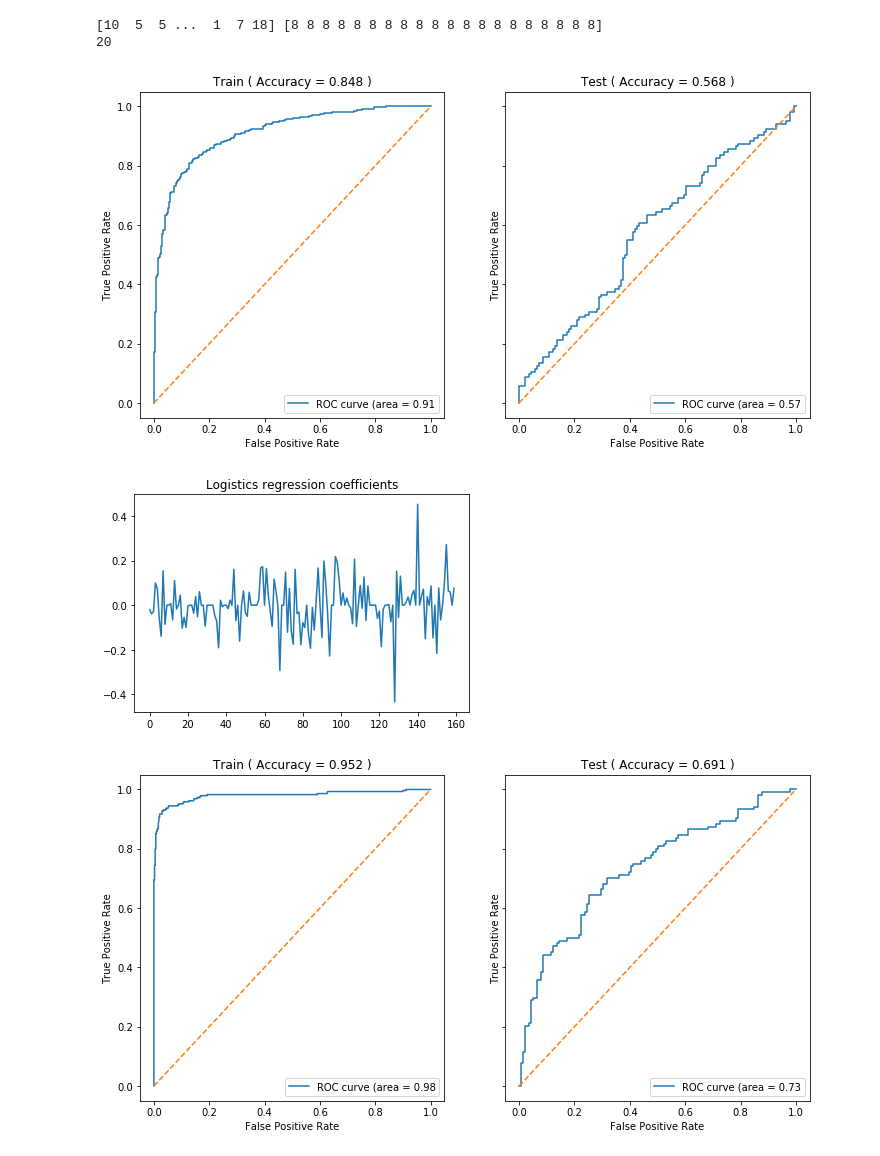
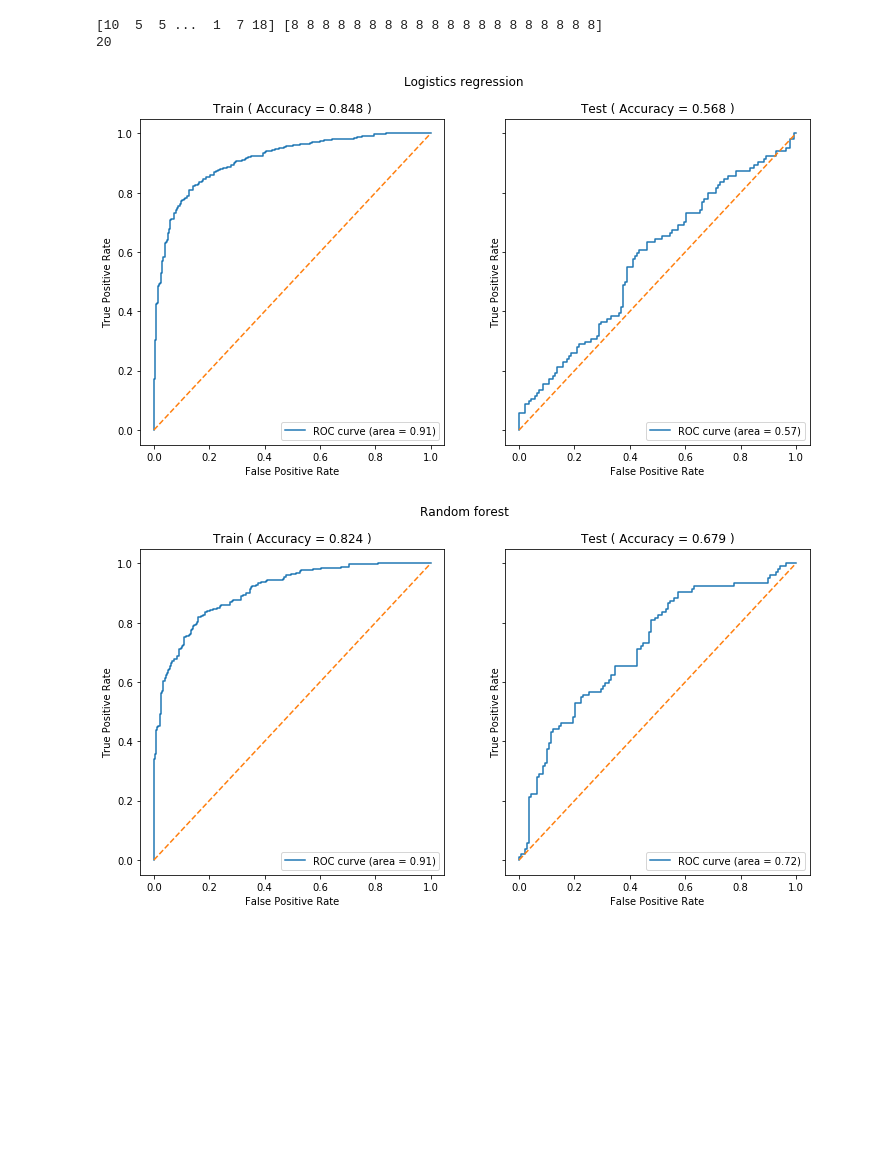
Before and after one commit to sjwilczynski/geneExpr, a Jupyter notebook: DimensionalityReduction.ipynb, the cells around one changed output. Drawn from its saved outputs; the diff is of its cells as text; code cells hidden in the pictures; blank space fills up the shorter version.

```diff
--- a/DimensionalityReduction.ipynb
+++ b/DimensionalityReduction.ipynb
@@ -100,8 +94,7 @@ X_mlcc_test = apply_mlcc_dim_reduction(X_std_test, segmentation, dimensionalitie
 [10  5  5 ...  1  7 18] [8 8 8 8 8 8 8 8 8 8 8 8 8 8 8 8 8 8 8 8]
 20
 # %%
-(clf_logit, clf_svm, clf_forest) = fit_models(X_mlcc_train, y_train, X_mlcc_test, y_test)
+models = fit_models(X_mlcc_train, y_train, X_mlcc_test, y_test)
 # %% [output]
-[figure, old version]
+[figure, new version]
-[figure, old version]
+[figure, new version]
-[figure, removed]
```
Also changed, not shown: parts of 9 cells of this notebook, 4 other files.
